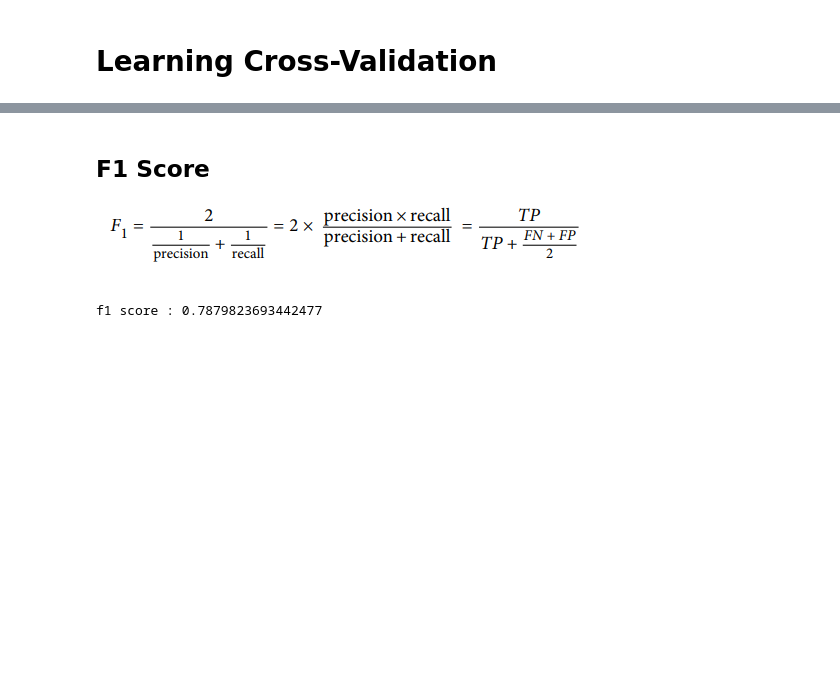
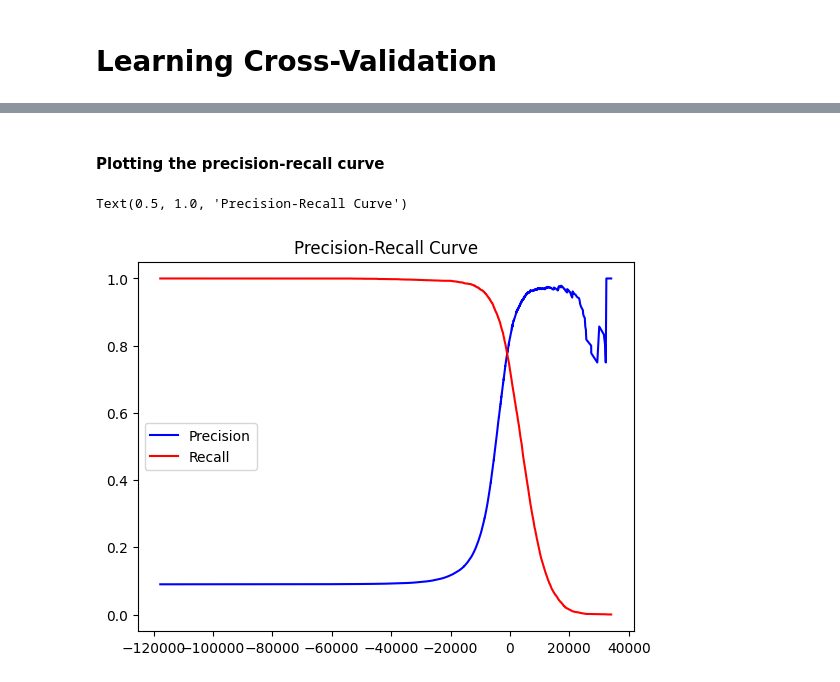
Before and after one commit to Demon-Sheriff/Linear-Alg_ML_fs, a Jupyter notebook: classification.ipynb, the cells around one changed output, grey strips where cells are left out. Saved outputs shown, nothing was run; the diff lists cells and outputs as text; code cells hidden in the pictures; blank space fills up the shorter version.

```diff
--- a/classification.ipynb
+++ b/classification.ipynb
@@ -205,10 +213 @@ precision : 0.7689606741573034, recall : 0.8079690094078583
-# %% [markdown]
-## F1 Score
-![image.png](attachment:e319de50-9fbc-4077-8623-b160cae88171.png)
-# %%
-from sklearn.metrics import f1_score
-f1 = f1_score(y_train_5, y_train_pred)
-print(f"f1 score : {f1}")
-# %% [output]
-f1 score : 0.7879823693442477
 # %%
@@ -216,3 +216,13 @@ y_scores = cross_val_predict(clf, X_train, y_train_5, cv=4,method="decision_func
+# %% [markdown]
+#### Plotting the precision-recall curve
 # %%
 from sklearn.metrics import precision_recall_curve
 precisions, recalls, thresholds = precision_recall_curve(y_train_5, y_scores)
+# %%
+plt.plot(thresholds, precisions[:-1], 'b-', label='Precision')
+plt.plot(thresholds, recalls[:-1], 'r-', label='Recall')
+plt.legend()
+plt.title('Precision-Recall Curve')
+# %% [output]
+Text(0.5, 1.0, 'Precision-Recall Curve')
+[figure, added]
```
Also changed, not shown: parts of 36 cells of this notebook.
